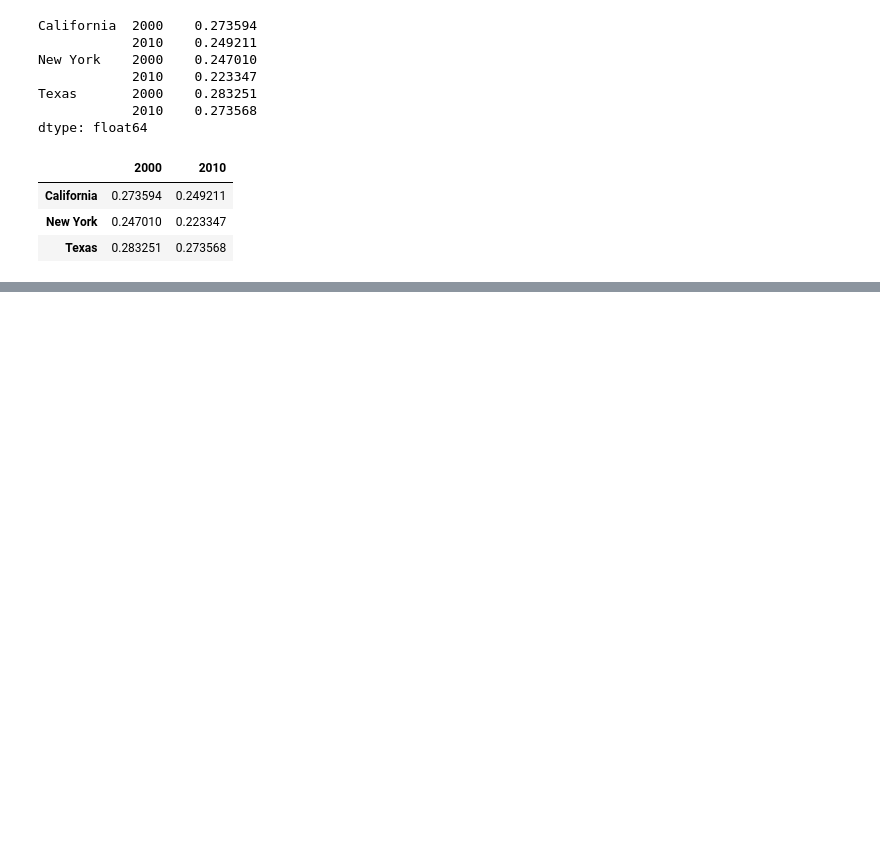
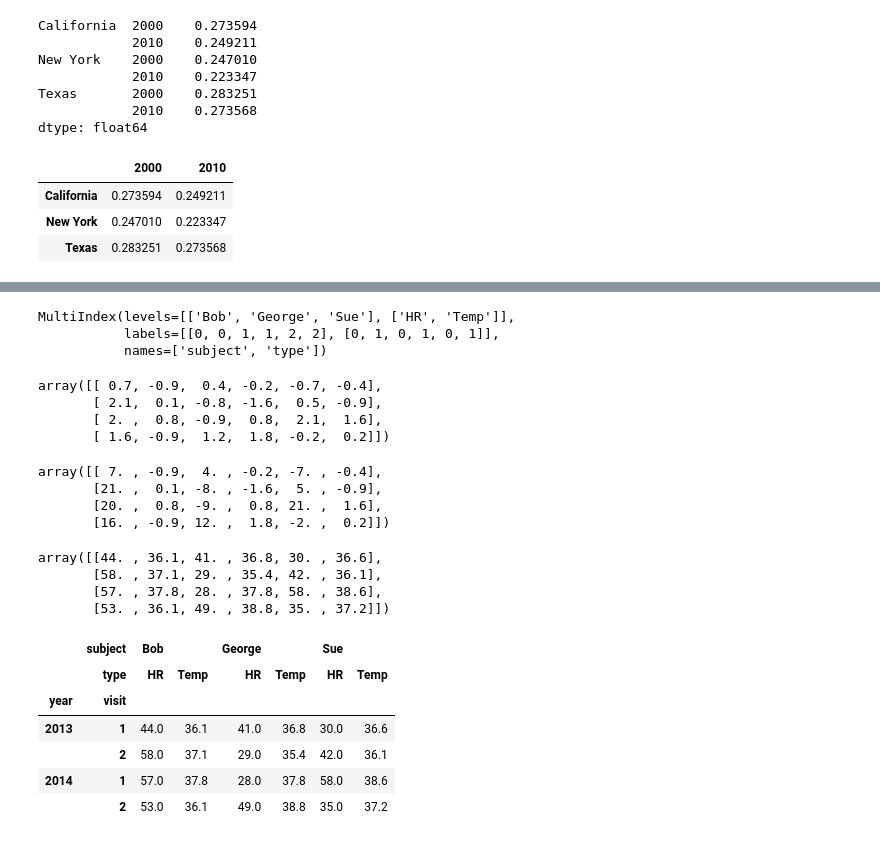
Before and after one commit to yanayang01/jupyter-notebooks, a Jupyter notebook: pandas-playground.ipynb, the cells around one changed output, grey strips where cells are left out. Drawn from its saved outputs; the diff is of its cells as text; code cells hidden in the pictures; blank space fills up the shorter version.

Commit message:
completed up to hierarchical indexing

```diff
--- a/pandas-playground.ipynb
+++ b/pandas-playground.ipynb
@@ -878,0 +932,9 @@ f_u18.unstack()
+# %%
+# an example
+index = pd.MultiIndex.from_product([[2013, 2014],
+                                    [1, 2]],
+                                   names=['year', 'visit'])
+
+columns = pd.MultiIndex.from_product([['Bob', 'George', 'Sue'],
+                                      ['HR', 'Temp']],
+                                     names=['subject', 'type'])
@@ -878,0 +947,47 @@ f_u18.unstack()
+# %%
+columns
+# %% [output]
+MultiIndex(levels=[['Bob', 'George', 'Sue'], ['HR', 'Temp']],
+           labels=[[0, 0, 1, 1, 2, 2], [0, 1, 0, 1, 0, 1]],
+           names=['subject', 'type'])
+# %%
+# add in mock data
+data = np.round(np.random.randn(4, 6), 1)
+# %%
+data
+# %% [output]
+array([[ 0.7, -0.9,  0.4, -0.2, -0.7, -0.4],
+       [ 2.1,  0.1, -0.8, -1.6,  0.5, -0.9],
+       [ 2. ,  0.8, -0.9,  0.8,  2.1,  1.6],
+       [ 1.6, -0.9,  1.2,  1.8, -0.2,  0.2]])
+# %%
+# multiply every other column by 10
+data[:, ::2] *= 10
+data
+# %% [output]
+array([[ 7. , -0.9,  4. , -0.2, -7. , -0.4],
+       [21. ,  0.1, -8. , -1.6,  5. , -0.9],
+       [20. ,  0.8, -9. ,  0.8, 21. ,  1.6],
+       [16. , -0.9, 12. ,  1.8, -2. ,  0.2]])
+# %%
+# add 37 to all data points
+data += 37
+data
+# %% [output]
+array([[44. , 36.1, 41. , 36.8, 30. , 36.6],
+       [58. , 37.1, 29. , 35.4, 42. , 36.1],
+       [57. , 37.8, 28. , 37.8, 58. , 38.6],
+       [53. , 36.1, 49. , 38.8, 35. , 37.2]])
+# %%
+# create dataframe using the mock data
+health_data = pd.DataFrame(data, index=index,
+                           columns=columns)
+health_data
+# %% [output]
+|  | subject | Bob |  | George |  | Sue |  |
+|  | type | HR | Temp | HR | Temp | HR | Temp |
+| year | visit |  |  |  |  |  |  |
+| 2013 | 1 | 44.0 | 36.1 | 41.0 | 36.8 | 30.0 | 36.6 |
+|  | 2 | 58.0 | 37.1 | 29.0 | 35.4 | 42.0 | 36.1 |
+| 2014 | 1 | 57.0 | 37.8 | 28.0 | 37.8 | 58.0 | 38.6 |
+|  | 2 | 53.0 | 36.1 | 49.0 | 38.8 | 35.0 | 37.2 |
```
Also changed, not shown: parts of 23 cells of this notebook.
